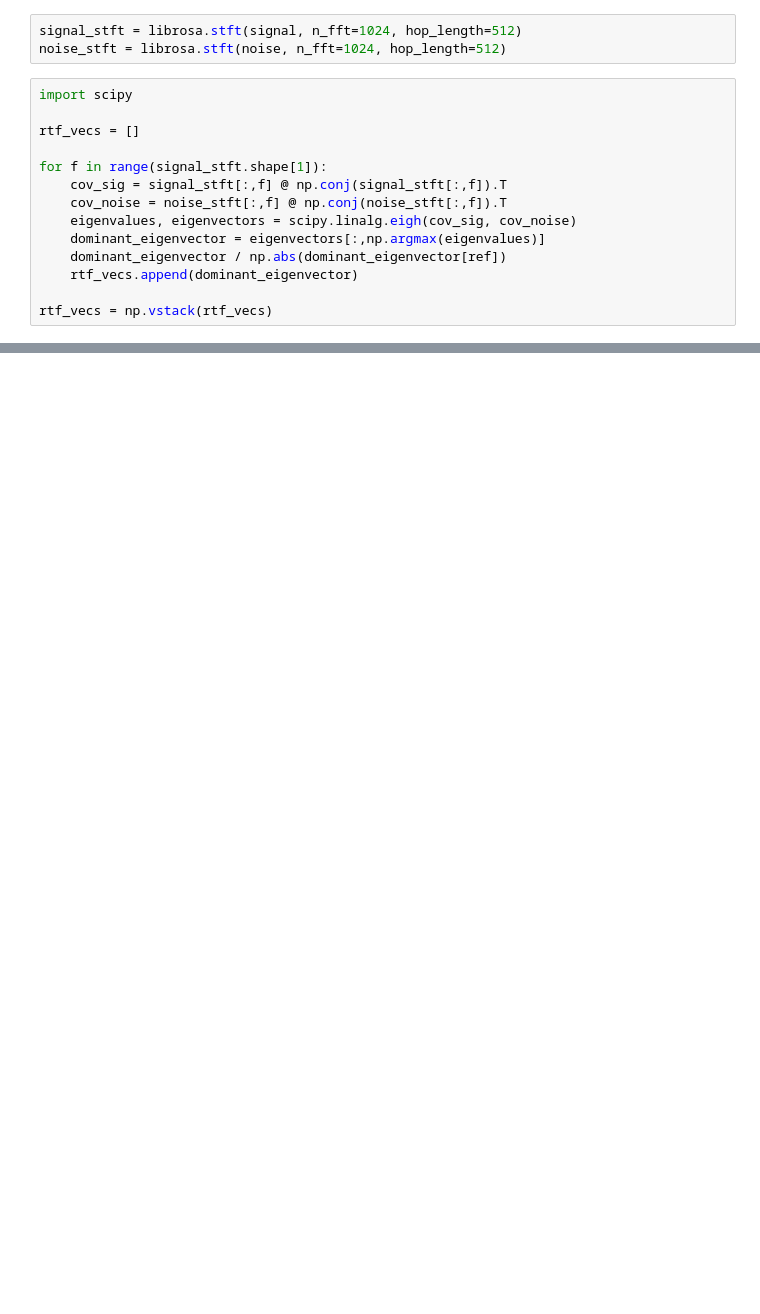
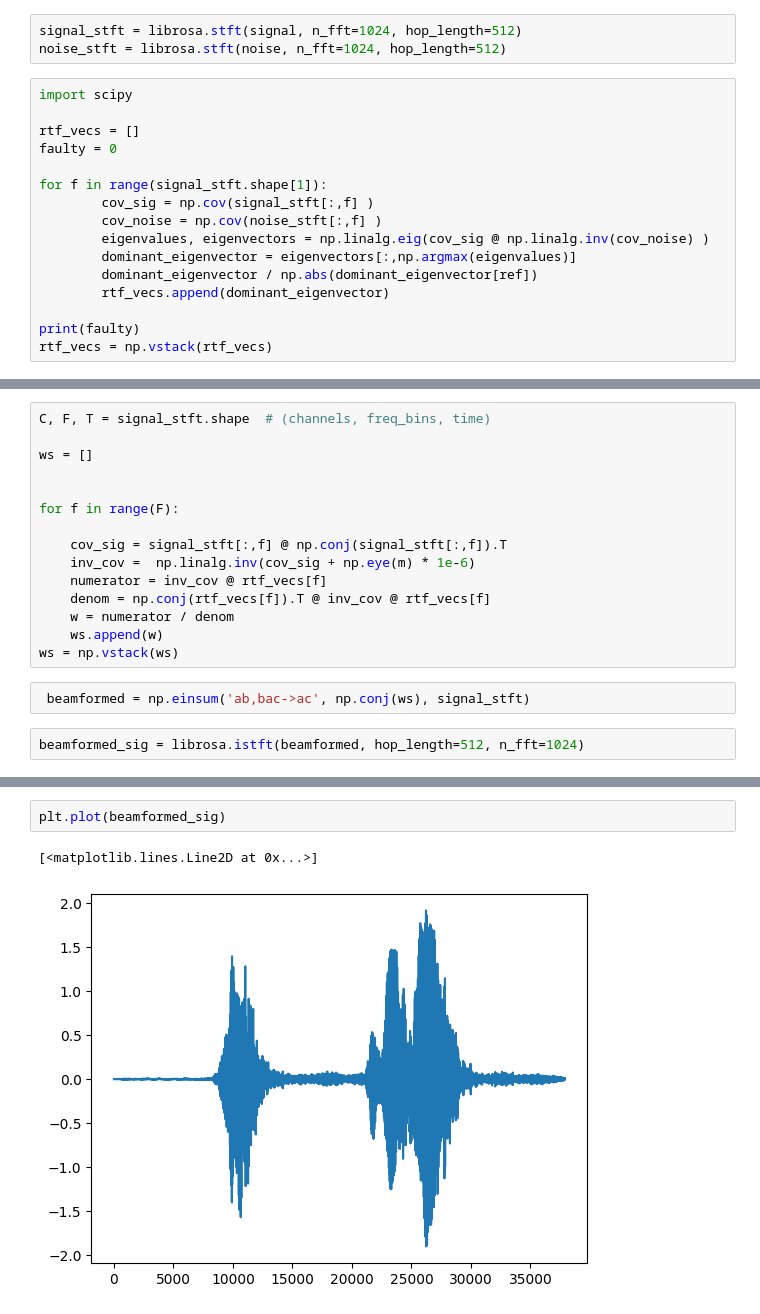
Before and after one commit to Dannynis/mvdr, a Jupyter notebook: mvdr.ipynb, the cells around one changed output, grey strips where cells are left out. Cells and saved outputs as stored; diff of their text form; blank space fills up the shorter version.

```diff
--- a/mvdr.ipynb
+++ b/mvdr.ipynb
@@ -28,13 +16,15 @@ noise_stft = librosa.stft(noise, n_fft=1024, hop_length=512)
 import scipy
 
 rtf_vecs = []
+faulty = 0
 
 for f in range(signal_stft.shape[1]):
-    cov_sig = signal_stft[:,f] @ np.conj(signal_stft[:,f]).T
-    cov_noise = noise_stft[:,f] @ np.conj(noise_stft[:,f]).T
-    eigenvalues, eigenvectors = scipy.linalg.eigh(cov_sig, cov_noise)
-    dominant_eigenvector = eigenvectors[:,np.argmax(eigenvalues)]
-    dominant_eigenvector / np.abs(dominant_eigenvector[ref])
-    rtf_vecs.append(dominant_eigenvector)
+        cov_sig = np.cov(signal_stft[:,f] )
+        cov_noise = np.cov(noise_stft[:,f] )
+        eigenvalues, eigenvectors = np.linalg.eig(cov_sig @ np.linalg.inv(cov_noise) )
+        dominant_eigenvector = eigenvectors[:,np.argmax(eigenvalues)]
+        dominant_eigenvector / np.abs(dominant_eigenvector[ref])
+        rtf_vecs.append(dominant_eigenvector)
 
+print(faulty)
 rtf_vecs = np.vstack(rtf_vecs)
@@ -58,0 +33,19 @@ array([9730.43898536-0.j, 9730.43898536+0.j, 9730.43898536+0.j,
+# %%
+C, F, T = signal_stft.shape  # (channels, freq_bins, time)
+
+ws = []
+
+
+for f in range(F):
+
+    cov_sig = signal_stft[:,f] @ np.conj(signal_stft[:,f]).T
+    inv_cov =  np.linalg.inv(cov_sig + np.eye(m) * 1e-6)
+    numerator = inv_cov @ rtf_vecs[f]
+    denom = np.conj(rtf_vecs[f]).T @ inv_cov @ rtf_vecs[f]
+    w = numerator / denom
+    ws.append(w)
+ws = np.vstack(ws)
+# %%
+ beamformed = np.einsum('ab,bac->ac', np.conj(ws), signal_stft)
+# %%
+beamformed_sig = librosa.istft(beamformed, hop_length=512, n_fft=1024)
@@ -58,0 +58,5 @@ array([9730.43898536-0.j, 9730.43898536+0.j, 9730.43898536+0.j,
+# %%
+plt.plot(beamformed_sig)
+# %% [output]
+[<matplotlib.lines.Line2D at 0x...>]
+[figure, added]
```
Also changed, not shown: parts of 13 cells of this notebook, 2 other files.
